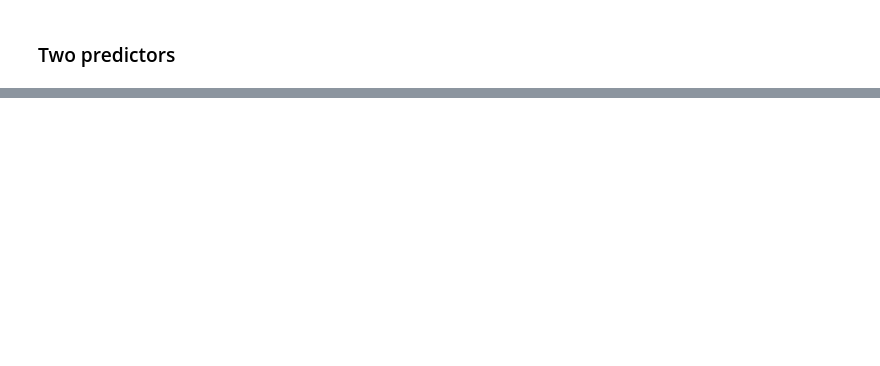
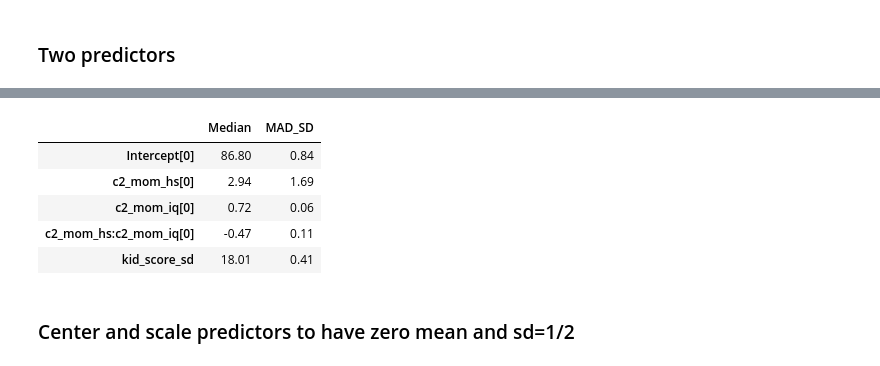
Before and after one commit to bambinos/educational-resources, a Jupyter notebook: ROS/KidIQ/kidiq.ipynb, the cells around one changed output, grey strips where cells are left out. Drawn from its saved outputs; the diff is of its cells as text; code cells hidden in the pictures; blank space fills up the shorter version.

```diff
--- a/ROS/KidIQ/kidiq.ipynb
+++ b/ROS/KidIQ/kidiq.ipynb
@@ -280,0 +323,6 @@ ax.set_ylabel("Child test score");
+# %%
+kidiq["c2_mom_hs"] = kidiq["mom_hs"] - .5
+kidiq["c2_mom_iq"] = kidiq["mom_iq"] - 100
+# %%
+model = Model(kidiq)
+fit_4c2 = model.fit('kid_score ~ c2_mom_hs + c2_mom_iq + c2_mom_hs:c2_mom_iq', samples=1000, chains=4)
@@ -280,0 +341,15 @@ ax.set_ylabel("Child test score");
+# %%
+func_dict = {"Median": np.median,
+            "MAD_SD":stats.median_abs_deviation,
+             }
+coefs = az.summary(fit_4c2, stat_funcs=func_dict, extend=False, round_to=2)
+coefs
+# %% [output]
+|  | Median | MAD_SD |
+| Intercept[0] | 86.80 | 0.84 |
+| c2_mom_hs[0] | 2.94 | 1.69 |
+| c2_mom_iq[0] | 0.72 | 0.06 |
+| c2_mom_hs:c2_mom_iq[0] | -0.47 | 0.11 |
+| kid_score_sd | 18.01 | 0.41 |
+# %% [markdown]
+### Center and scale predictors to have zero mean and sd=1/2
```
Also changed, not shown: parts of 20 cells of this notebook.
